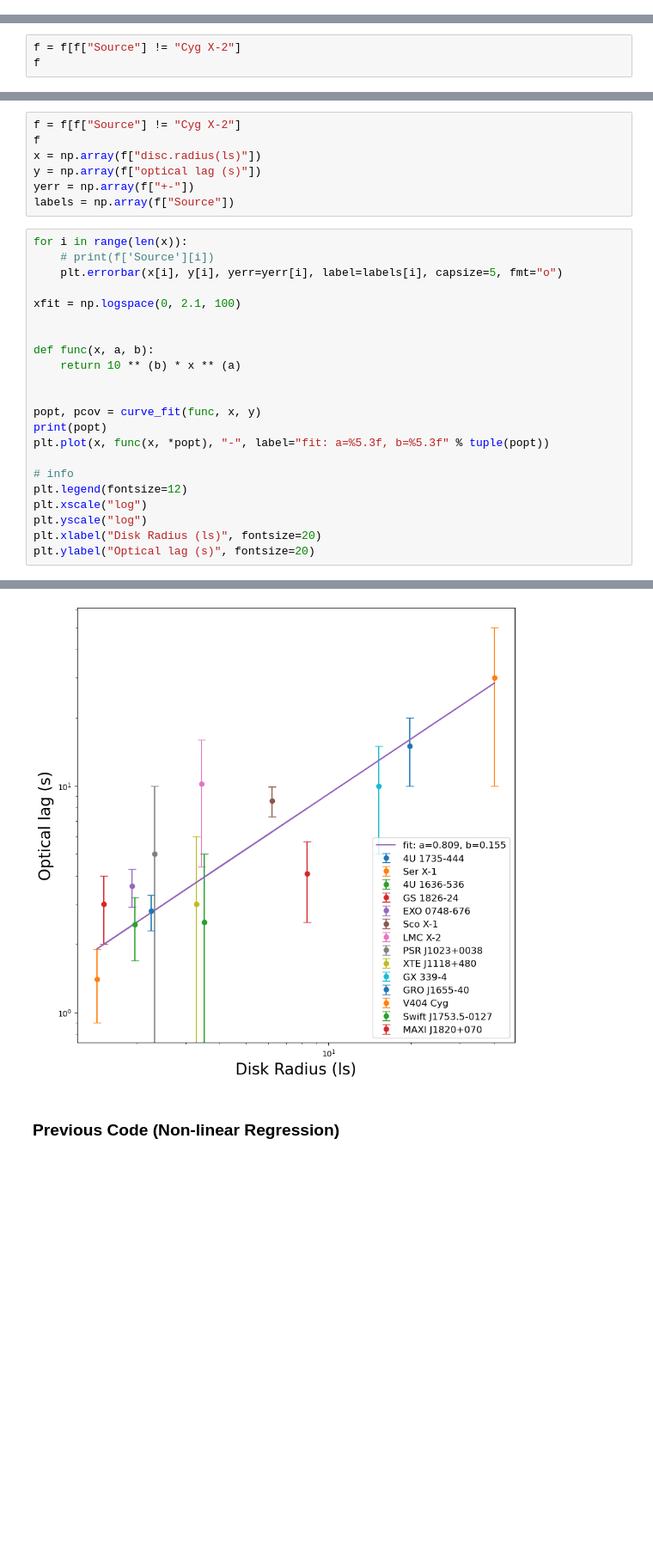
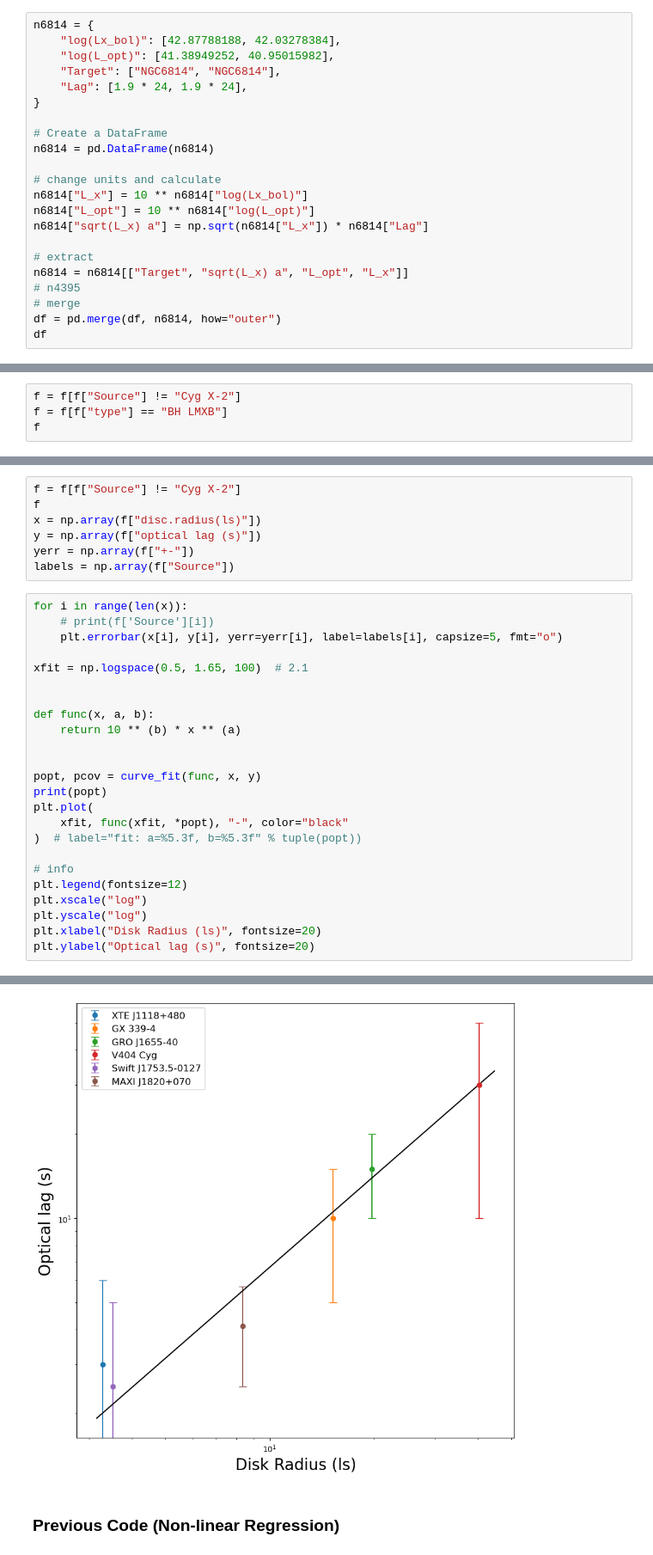
Before and after one commit to changhyun-cho/astrophysics, a Jupyter notebook: agn-xrb/correlations.ipynb, the cells around one changed output, grey strips where cells are left out. Shown at 86% size. Drawn from its saved outputs; the diff is of its cells as text; blank space fills up the shorter version.

```diff
--- a/agn-xrb/correlations.ipynb
+++ b/agn-xrb/correlations.ipynb
@@ -262,0 +265,22 @@ df
+# %%
+n6814 = {
+    "log(Lx_bol)": [42.87788188, 42.03278384],
+    "log(L_opt)": [41.38949252, 40.95015982],
+    "Target": ["NGC6814", "NGC6814"],
+    "Lag": [1.9 * 24, 1.9 * 24],
+}
+
+# Create a DataFrame
+n6814 = pd.DataFrame(n6814)
+
+# change units and calculate
+n6814["L_x"] = 10 ** n6814["log(Lx_bol)"]
+n6814["L_opt"] = 10 ** n6814["log(L_opt)"]
+n6814["sqrt(L_x) a"] = np.sqrt(n6814["L_x"]) * n6814["Lag"]
+
+# extract
+n6814 = n6814[["Target", "sqrt(L_x) a", "L_opt", "L_x"]]
+# n4395
+# merge
+df = pd.merge(df, n6814, how="outer")
+df
@@ -503,6 +895,7 @@ f
 | 14 | MAXI J1820+070 | BH LMXB | 4.10 | 1.60000 | Kajava.2019 | NaN | 7.035 | 1.305 | 0.525 | 0.245 | ... |
 # %%
 f = f[f["Source"] != "Cyg X-2"]
+f = f[f["type"] == "BH LMXB"]
 f
 # %% [output]
 |  | Source | type | optical lag (s) | +- | ref | Unnamed: 5 | M_CO(Mo) | +-.1 | M_CS(Mo) | +-.2 | ... |
@@ -539,7 +924,7 @@ for i in range(len(x)):
     # print(f['Source'][i])
     plt.errorbar(x[i], y[i], yerr=yerr[i], label=labels[i], capsize=5, fmt="o")
 
-xfit = np.logspace(0, 2.1, 100)
+xfit = np.logspace(0.5, 1.65, 100)  # 2.1
 
 
 def func(x, a, b):
@@ -548,7 +933,9 @@ def func(x, a, b):
 
 popt, pcov = curve_fit(func, x, y)
 print(popt)
-plt.plot(x, func(x, *popt), "-", label="fit: a=%5.3f, b=%5.3f" % tuple(popt))
+plt.plot(
+    xfit, func(xfit, *popt), "-", color="black"
+)  # label="fit: a=%5.3f, b=%5.3f" % tuple(popt))
 
 # info
 plt.legend(fontsize=12)
@@ -561,5 +948,5 @@ plt.ylabel("Optical lag (s)", fontsize=20)
 Text(0, 0.5, 'Optical lag (s)')
-[figure, old version]
+[figure, new version]
 # %% [markdown]
 ### Previous Code (Non-linear Regression)
 # %%
```
Also changed, not shown: parts of 26 cells of this notebook, 1 other file.
